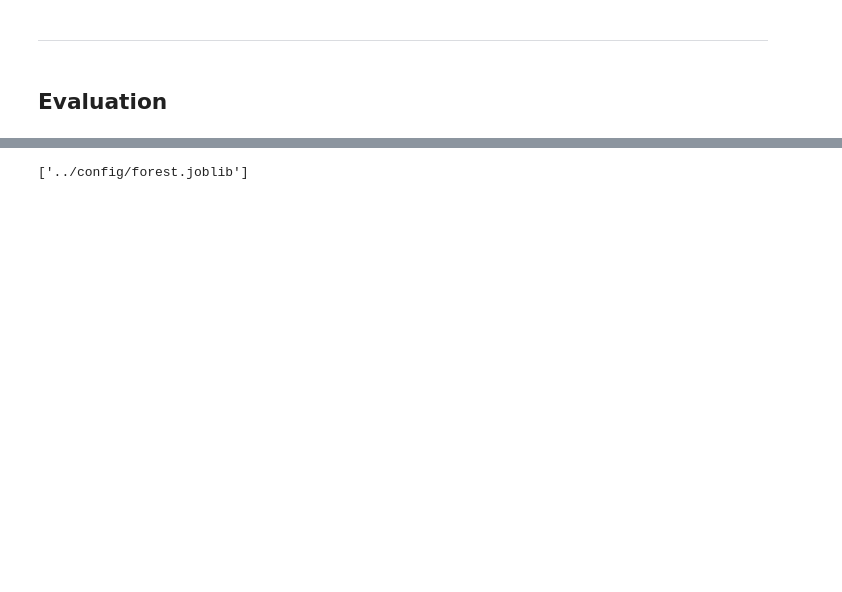
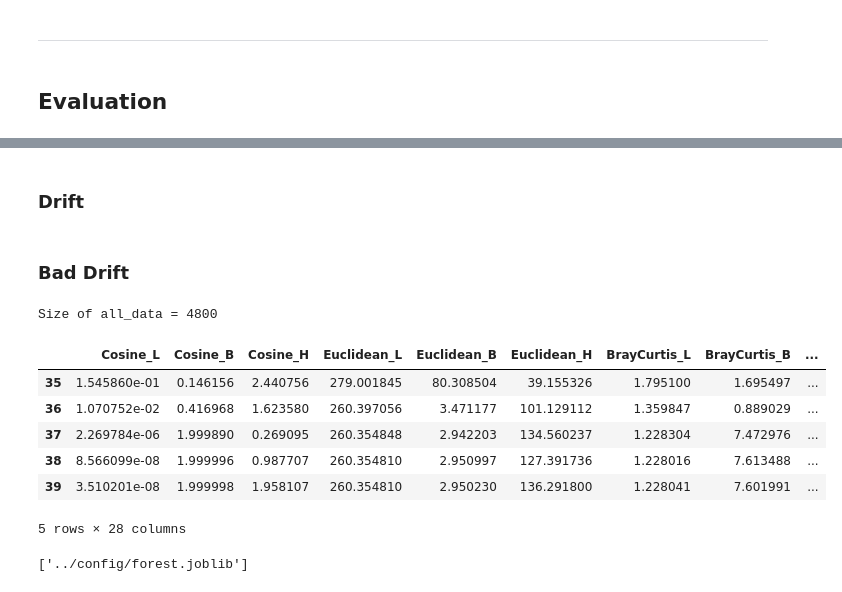
Before and after one commit to ethz-asl/fgsp, a Jupyter notebook: src/submap_evaluation.ipynb, the cells around one changed output, grey strips where cells are left out. Saved outputs shown, nothing was run; the diff lists cells and outputs as text; code cells hidden in the pictures; blank space fills up the shorter version.

```diff
--- a/src/submap_evaluation.ipynb
+++ b/src/submap_evaluation.ipynb
@@ -413,7 +446,8 @@ print(f" W_1 = {W_1.shape} andd W_2 = {W_2.shape}")
 # %% [markdown]
 ## Test Scenario 6
 # %%
-sigma = 0.034
+#sigma = 0.034
+sigma = 0.01
 noise = np.array([0.0, 0.0, 0.0])
 shifted_opt_graph = np.copy(opt_graph)
 for i in range(0, G.N):
@@ -619,0 +678,2 @@ All data has 640 rows
+# %% [markdown]
+### Drift
@@ -619,0 +768,2 @@ All data has 640 rows
+# %% [markdown]
+### Bad Drift
@@ -619,0 +858,12 @@ All data has 640 rows
+# %%
+print(f"Size of all_data = {all_data.shape[0]}")
+all_data.tail()
+# %% [output]
+Size of all_data = 4800
+|  | Cosine_L | Cosine_B | Cosine_H | Euclidean_L | Euclidean_B | Euclidean_H | BrayCurtis_L | BrayCurtis_B | ... |
+| 35 | 1.545860e-01 | 0.146156 | 2.440756 | 279.001845 | 80.308504 | 39.155326 | 1.795100 | 1.695497 | ... |
+| 36 | 1.070752e-02 | 0.416968 | 1.623580 | 260.397056 | 3.471177 | 101.129112 | 1.359847 | 0.889029 | ... |
+| 37 | 2.269784e-06 | 1.999890 | 0.269095 | 260.354848 | 2.942203 | 134.560237 | 1.228304 | 7.472976 | ... |
+| 38 | 8.566099e-08 | 1.999996 | 0.987707 | 260.354810 | 2.950997 | 127.391736 | 1.228016 | 7.613488 | ... |
+| 39 | 3.510201e-08 | 1.999998 | 1.958107 | 260.354810 | 2.950230 | 136.291800 | 1.228041 | 7.601991 | ... |
+5 rows × 28 columns
```
Also changed, not shown: parts of 22 cells of this notebook, 1 other file.
